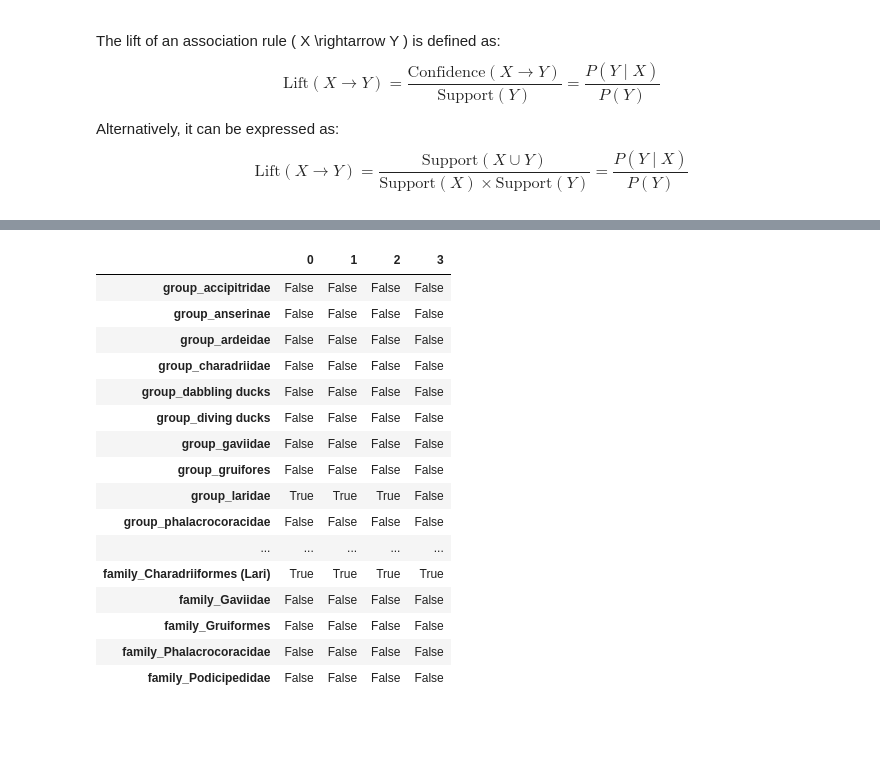
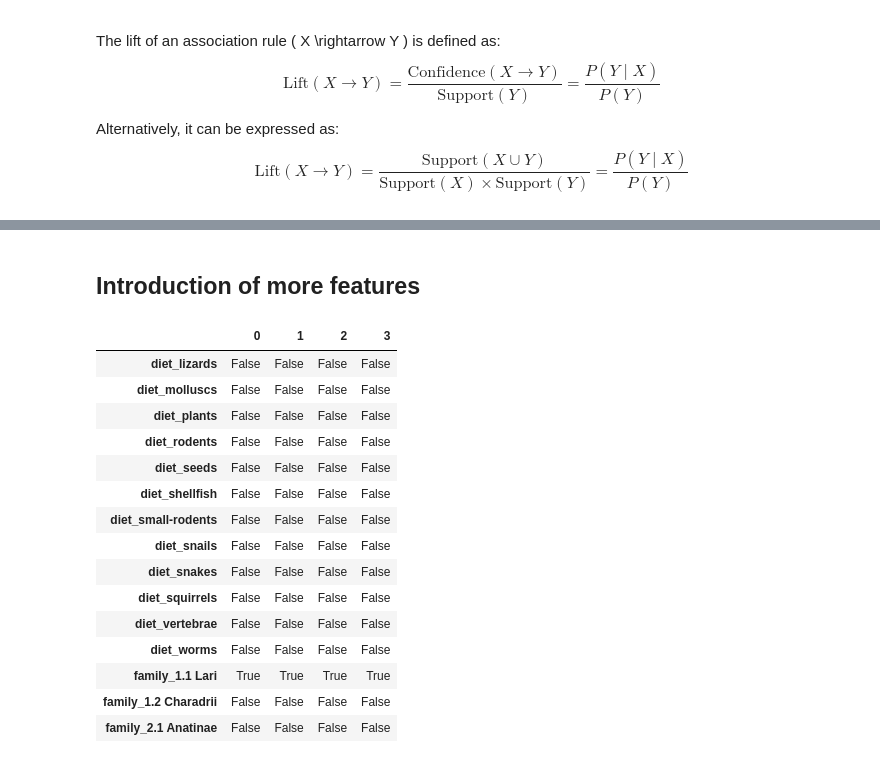
Before and after one commit to ancuongnguyen07/CS-E4650, a Jupyter notebook: hw3/code/solution_hw3.ipynb, the cells around one changed output, grey strips where cells are left out. Cells and saved outputs as stored; diff of their text form; code cells hidden in the pictures; blank space fills up the shorter version.

```diff
--- a/hw3/code/solution_hw3.ipynb
+++ b/hw3/code/solution_hw3.ipynb
@@ -287,15 +253,9 @@ print(len(species_columns))
 ['group_accipitridae', 'group_anserinae', 'group_ardeidae', 'group_charadriidae', 'group_dabbling ducks', 'group_diving ducks', 'group_gaviidae', 'group_gruifores', 'group_laridae', 'group_phalacrocor ...
 14
 # %%
-
 # Function to map the general group based on the true column
 def map_general_group(row):
     for col in species_columns:
         if row[col]:  # Check if the group is True
             return taxonomy_mapping.get(col, None)  # Map to general group
     return None
-
-# Apply the mapping to create the new column 'general_group'
-encoded_features['general_family'] = encoded_features.apply(map_general_group, axis=1)
-
-# View the DataFrame with the new column
@@ -302,10 +264,10 @@ encoded_features['general_family'] = encoded_features.apply(map_general_group, a
 # %%
-encoded_features.T.shape
 
-# View the DataFrame with the new column
-encoded_features.T.iloc[encoded_features.shape[1] - 5: encoded_features.shape[1]+ 1, :3]
+# Apply the mapping to create the new column 'general_group'
+encoded_features['family'] = encoded_features.apply(map_general_group, axis=1)
+encoded_features = one_hot_encode_column(encoded_features, 'family', unique= True)
 
-# View the last few columns, including the new 'general_group' column
-# encoded_features.head(2).T.iloc[:, [-3, -1]]
+# encoded_features.T.iloc[encoded_features.shape[1] - 5: encoded_features.shape[1]+ 1, :3]
+encoded_features.T.iloc[encoded_features.shape[1] - 12: encoded_features.shape[1]+ 1, :3]
 # %% [output]
 |  | 0 | 1 | 2 |
@@ -317,4 +285,0 @@ encoded_features.T.iloc[encoded_features.shape[1] - 5: encoded_features.shape[1]
-# %%
-group_dummies_family = pd.get_dummies(encoded_features['general_family'], prefix='family')
-
-encoded_features = pd.concat([encoded_features.drop(columns=['general_family']),  group_dummies_family], axis=1)
@@ -338,11 +285,0 @@ encoded_features.T.iloc[encoded_features.shape[1] - 12: encoded_features.shape[1
-# %%
-# Check data types of encoded_features
-print("Data Types of Encoded Features:")
-print(encoded_features.dtypes)
-
-
-# Convert all columns to boolean
-encoded_features = encoded_features.astype(bool)
-# Verify the conversion
-print("\nData Types After Conversion:")
-print(encoded_features.dtypes)
@@ -482,21 +389,23 @@ data.T.iloc[:, :4]
+# %% [markdown]
+## Introduction of more features
 # %%
+pd.reset_option('display.max_rows')
 
-encoded_features.T.iloc[:, :4]
+encoded_features.T.iloc[-15:, :4]
 # %% [output]
 |  | 0 | 1 | 2 | 3 |
-| group_accipitridae | False | False | False | False |
-| group_anserinae | False | False | False | False |
-| group_ardeidae | False | False | False | False |
-| group_charadriidae | False | False | False | False |
-| group_dabbling ducks | False | False | False | False |
-| group_diving ducks | False | False | False | False |
-| group_gaviidae | False | False | False | False |
-| group_gruifores | False | False | False | False |
-| group_laridae | True | True | True | False |
-| group_phalacrocoracidae | False | False | False | False |
-| ... | ... | ... | ... | ... |
-| family_Charadriiformes (Lari) | True | True | True | True |
-| family_Gaviidae | False | False | False | False |
-| family_Gruiformes | False | False | False | False |
-| family_Phalacrocoracidae | False | False | False | False |
-| family_Podicipedidae | False | False | False | False |
+| diet_lizards | False | False | False | False |
+| diet_molluscs | False | False | False | False |
+| diet_plants | False | False | False | False |
+| diet_rodents | False | False | False | False |
+| diet_seeds | False | False | False | False |
+| diet_shellfish | False | False | False | False |
+| diet_small-rodents | False | False | False | False |
+| diet_snails | False | False | False | False |
+| diet_snakes | False | False | False | False |
+| diet_squirrels | False | False | False | False |
+| diet_vertebrae | False | False | False | False |
+| diet_worms | False | False | False | False |
+| family_1.1 Lari | True | True | True | True |
+| family_1.2 Charadrii | False | False | False | False |
+| family_2.1 Anatinae | False | False | False | False |
```
Also changed, not shown: parts of 18 cells of this notebook.
